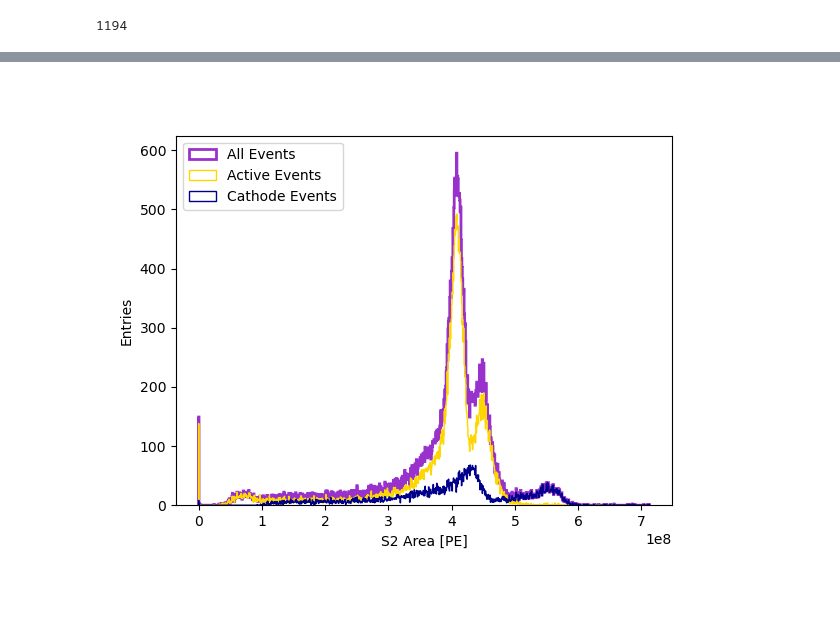
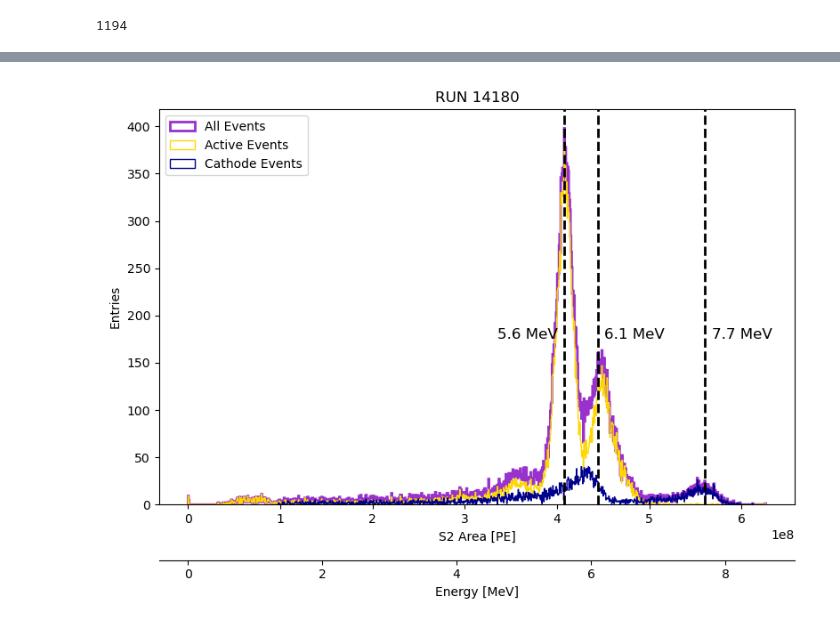
Before and after one commit to kvjmistry/DoubleBeta, a Jupyter notebook: Alphas/notebooks/AnalyzeFilteredWaveforms.ipynb, the cells around one changed output, grey strips where cells are left out. Cells and saved outputs as stored; diff of their text form; code cells hidden in the pictures; blank space fills up the shorter version.

```diff
--- a/Alphas/notebooks/AnalyzeFilteredWaveforms.ipynb
+++ b/Alphas/notebooks/AnalyzeFilteredWaveforms.ipynb
@@ -162,3 +172,5 @@ Text(0, 0.5, 'Y [mm]')
+# %%
+data_properties_active = data_properties[ (data_properties.deltaT > 0) & (data_properties.deltaT < 795)]
 # %%
 # Define the exponential decay function
 def exp_decay(t, q, tau):
@@ -271,7 +294,7 @@ def plot_lifetime(ax, df, S2var, bin_id):
 
     # Set labels
     ax.set_xlabel("Drift Time [μs]")
-    ax.set_ylabel("Amp. Norm. Peak Width [μs]")
+    ax.set_ylabel("S2 Area [PE]")
     ax.set_title(f"Bin {bin_id}")
     ax.set_ylim(2.5e8,4.5e8)
 
@@ -290,7 +313,7 @@ for y in range(9, -1, -1):
             break  # Avoid indexing beyond available subplots
         plot_lifetime(axs[counter], data_properties_active, "S2_area",f"{x}_{y}")
 
-        t_fit = np.linspace(min(x_for_fit), max(x_for_fit), 100)
+        t_fit = np.linspace(0, 900, 100)
 
         q_fit, tau_fit = FitLifetime(data_properties_active, f"{x}_{y}")
         hist_fit = exp_decay(t_fit, q_fit, tau_fit)
@@ -336,14 +359,15 @@ def CorrectLifetime(row, var, q0_max):
     else:
         return q_corr * row[var] / np.exp(-1*time/lt)
 
-def CorrectLifetimeAvg(row, var, mean_lt):
+def CorrectLifetimeAvg(row, var, t, mean_lt):
 
-    time = row["deltaT"]
+    time = row[t]
 
     if (mean_lt == 0):
         return 1
     else:
         return row[var] / np.exp(-1*time/mean_lt)
+
 
 
 mean_lt = np.mean(lifetime_df[lifetime_df["lt"] > 0]["lt"])
@@ -358,11 +382,11 @@ data_properties_lt = pd.merge(data_properties, lifetime_df, on="bin_id", how="le
 q0_max = np.max(data_properties_lt.q0)
 data_properties_lt["S2_areaC"] = data_properties_lt.apply(lambda row: CorrectLifetime(row,"S2_area", q0_max), axis=1)
 data_properties_lt["R"] = np.sqrt(data_properties_lt["x"]*data_properties_lt["x"] + data_properties_lt["y"]*data_properties_lt["y"])
-data_properties_lt["cath_areaC"] = data_properties_lt.apply(lambda row: CorrectLifetimeAvg(row,"cath_area", mean_lt), axis=1)
+data_properties_lt["cath_areaC"] = data_properties_lt.apply(lambda row: CorrectLifetimeAvg(row,"cath_area", "deltaT",  mean_lt), axis=1)
 
 
-
-
+nan_event_ids = data_properties_lt[data_properties_lt['R'].isna()]['event'].values
+print(nan_event_ids)
 
 display(data_properties_active_lt)
 # %% [output]
@@ -387,33 +466,59 @@ def Gaussian_(x, A, mu, sigma):
 # %%
+Radial_Cut = 350
+
 # Histogram the S2 energy
-plt.figure()
-plt.hist(data_properties_lt.S2_areaC, bins = 1000, histtype = "step", color = "darkorchid", linewidth=2, label = "All Events");
-plt.xlabel("S2 Area [PE]")
-plt.ylabel("Entries")
+fig, ax1 = plt.subplots(figsize = (8,6))
+
+ax1.hist(data_properties_lt[data_properties_lt.R < Radial_Cut].S2_areaC, bins = 1000, histtype = "step", color = "darkorchid", linewidth=2, label = "All Events");
+ax1.set_xlabel("S2 Area [PE]")
+ax1.set_ylabel("Entries")
 
 # plt.hist(data_properties_active[data_properties_active.cath_area < 50e3].S2_area, bins = 200, histtype = "step");
-counts, xbins, _ = plt.hist(data_properties_lt[(data_properties_lt.deltaT<794)].S2_areaC, bins = 1000, histtype = "step", label="Active Events", color="gold");
-plt.hist(data_properties_lt[(data_properties_lt.deltaT>794)].S2_areaC, bins = 1000, histtype = "step", label="Cathode Events", color="DarkBlue");
-plt.legend(loc="upper left")
+counts, xbins, _ = ax1.hist(data_properties_lt[(data_properties_lt.deltaT<794) & (data_properties_lt.R< Radial_Cut)].S2_areaC, bins = 1000, histtype = "step", label="Active Events", color="gold");
+ax1.hist(data_properties_lt[(data_properties_lt.deltaT>794) & (data_properties_lt.R< Radial_Cut)].S2_areaC, bins = 1000, histtype = "step", label="Cathode Events", color="DarkBlue");
+ax1.legend(loc="upper left")
 
+
+bin_centers = (xbins[:-1] + xbins[1:]) / 2
 
 max_bin_index = np.argmax(counts)  # Index of the bin with the most counts
 max_bin_value = xbins[max_bin_index]
 
 print(max_bin_value/1e8)
 PE_to_MeV = 5.6/max_bin_value
+print("PE conv factor = ", PE_to_MeV)
 
-plt.figure()
-plt.hist(data_properties_lt.S2_areaC*PE_to_MeV, bins = 1000, histtype = "step", color = "darkorchid", linewidth=2, label = "All Events");
-plt.xlabel("S2 Area [MeV]")
-plt.ylabel("Entries")
+ax1.set_title(f"RUN {RUN}")
 
-# plt.hist(data_properties_active[data_properties_active.cath_area < 50e3].S2_area, bins = 200, histtype = "step");
-counts, xbins, _ = plt.hist(data_properties_lt[(data_properties_lt.deltaT<794)].S2_areaC*PE_to_MeV, bins = 1000, histtype = "step", label="Active Events", color="gold");
-plt.hist(data_properties_lt[(data_properties_lt.deltaT>794)].S2_areaC*PE_to_MeV, bins = 1000, histtype = "step", label="Cathode Events", color="DarkBlue");
-plt.legend(loc="upper left")
+# Create secondary x-axis
+# ax2 = ax1.twiny()
+# ax2.set_xlabel("Energy [MeV] (Secondary Axis)")
 
-plt.axvline(5.6, linestyle = "--", color = "k", linewidth = 2)
-plt.axvline(6.1, linestyle = "--", color = "k", linewidth = 2)
-plt.axvline(7.7, linestyle = "--", color = "k", linewidth = 2)
+# Set limits and fewer tick positions for the secondary x-axis
+ax2.set_xlim(ax1.get_xlim())
+
+
+ax2 = ax1.secondary_xaxis("bottom", functions=(lambda x: x * PE_to_MeV, lambda x: x / PE_to_MeV))
+ax2.set_xlabel("Energy [MeV]")
+ax2.spines['bottom'].set_position(('outward', 45))
+
+fig.tight_layout()
+
+# plt.hist(data_properties_lt[data_properties_lt.R < Radial_Cut].S2_areaC*PE_to_MeV, bins = 1000, histtype = "step", color = "darkorchid", linewidth=2, label = "All Events");
+# plt.xlabel("S2 Area [MeV]")
+# plt.ylabel("Entries")
+
+# # plt.hist(data_properties_active[data_properties_active.cath_area < 50e3].S2_area, bins = 200, histtype = "step");
+# counts, xbins, _ = plt.hist(data_properties_lt[(data_properties_lt.deltaT<794)& (data_properties_lt.R< Radial_Cut)].S2_areaC*PE_to_MeV, bins = 1000, histtype = "step", label="Active Events", color="gold");
+# plt.hist(data_properties_lt[(data_properties_lt.deltaT>794) & (data_properties_lt.R< Radial_Cut)].S2_areaC*PE_to_MeV, bins = 1000, histtype = "step", label="Cathode Events", color="DarkBlue");
+# plt.legend(loc="upper left")
+
+ax1.axvline(5.6/PE_to_MeV, linestyle = "--", color = "k", linewidth = 2)
+ax1.axvline(6.1/PE_to_MeV, linestyle = "--", color = "k", linewidth = 2)
+ax1.axvline(7.7/PE_to_MeV, linestyle = "--", color = "k", linewidth = 2)
+plt.title(f"RUN {RUN}")
+
+ax1.text(4.6/PE_to_MeV, 175, '5.6 MeV', fontsize=12)
+ax1.text(6.2/PE_to_MeV, 175, '6.1 MeV', fontsize=12)
+ax1.text(7.8/PE_to_MeV, 175, '7.7 MeV', fontsize=12)
 # %% [output]
@@ -422 +528 @@ plt.axvline(7.7, linestyle = "--", color = "k", linewidth = 2)
-[figure, old version]
+[figure, new version]
```
Also changed, not shown: parts of 21 cells of this notebook, 4 other files.
